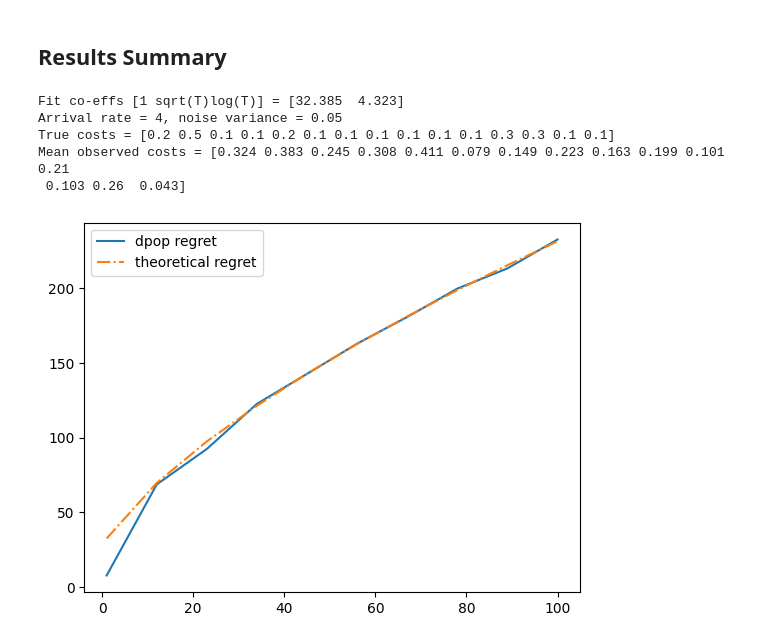
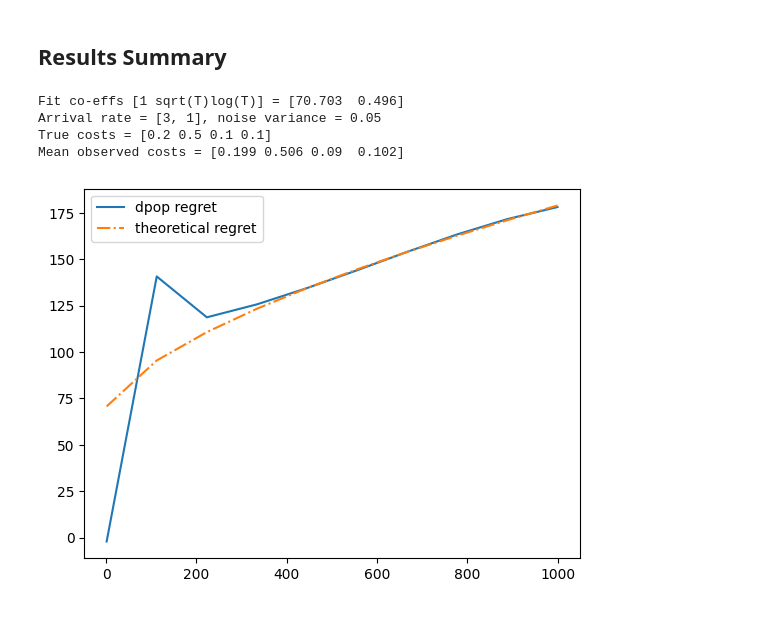
Before and after one commit to SathwikChadaga/Optimistic-DPP-Improved-Regret, a Jupyter notebook: dpop_regret.ipynb, the cells around one changed output. Drawn from its saved outputs; the diff is of its cells as text; code cells hidden in the pictures.

Commit message:
updated dpop_regret to multi user

```diff
--- a/dpop_regret.ipynb
+++ b/dpop_regret.ipynb
@@ -62,8 +71,12 @@ pltutils.visualize_network(edges_list, N_nodes)
 # %%
+stat_edge_rates = polc.get_static_policy(node_edge_adjacency, simulation_params)
+stat_cost_at_tt = np.sum(stat_edge_rates.reshape([N_commodities, N_edges])@true_edge_costs)
+stat_costs = T_horizon_list*stat_cost_at_tt
+
 # get solution to static optimization problem
-stat_edge_rates = polc.get_static_policy(node_edge_adjacency, source_node, destination_node, true_edge_costs, edge_capacities, arrival_rate)
-total_stat_cost_per_time = stat_edge_rates@true_edge_costs
-stat_costs = T_horizon_list*total_stat_cost_per_time
+# stat_edge_rates = polc.get_static_policy(node_edge_adjacency, simulation_params)
+# total_stat_cost_per_time = stat_edge_rates@true_edge_costs
+# stat_costs = T_horizon_list*total_stat_cost_per_time
 # %% [markdown]
 ## DPOP Policy
 # %%
@@ -72,8 +85,8 @@ tran_cost_till_T_dpop = np.zeros(T_horizon_list.shape)
 backlog_cost_at_T_dpop = np.zeros(T_horizon_list.shape)
 
 # iterate over given T values
-for jj in trange(T_horizon_list.shape[0]):
-    ii = T_horizon_list.shape[0] - jj - 1
+for ii in trange(T_horizon_list.shape[0]):
+    # ii = T_horizon_list.shape[0] - jj - 1
 
     # change policy parameters for this value of T
     simulation_params = expt.set_simulation_params(simulation_params, T_horizon_list[ii])
@@ -91,33 +104,32 @@ dpop_costs = tran_cost_till_T_dpop + backlog_cost_at_T_dpop
 # %%
 # save results
 save_directory = './results'
 save_result = {'T_horizon_list': T_horizon_list,
                 'dpop_costs': dpop_costs,
                 'stat_costs':stat_costs,
                 'edge_cost_means': queueing_network.edge_cost_means[0,:],
                 'true_edge_costs': true_edge_costs}
-save_file = 'regret-lambda-' + str(arrival_rate).replace('.','_') + '-var-' + str(noise_variance).replace('.','_') + '.pkl'
-if(save_directory is not None):
-    with open(save_directory + '/' + save_file, 'wb') as f: pkl.dump(save_result, f)
+# save_file = 'regret-lambda-' + str(arrival_rate).replace('.','_') + '-var-' + str(noise_variance).replace('.','_') + '.pkl'
+# if(save_directory is not None):
+#     with open(save_directory + '/' + save_file, 'wb') as f: pkl.dump(save_result, f)
 
 # get theoretical fit
 dpop_regret = dpop_costs - stat_costs
 theoretical_dpop_regret = pltutils.fit_regret_curve(T_horizon_list, dpop_regret)
 
 # print summary
-print('Arrival rate = ' + str(arrival_rate) + ', noise variance = ' + str(noise_variance))
+print('Arrival rate = ' + str(arrival_rate_list) + ', noise variance = ' + str(noise_variance))
 print('True costs = ' + str(true_edge_costs))
 print('Mean observed costs = ' + np.array2string(queueing_network.edge_cost_means[0,:], precision=3, suppress_small=True))
 
 # plot regret
 plt.plot(T_horizon_list, dpop_costs - stat_costs, label = 'dpop regret')
 plt.plot(T_horizon_list, theoretical_dpop_regret, '-.', label = 'theoretical regret')
 plt.legend()
 plt.show()
 # %% [output]
-Fit co-effs [1 sqrt(T)log(T)] = [32.385  4.323]
-Arrival rate = 4, noise variance = 0.05
-True costs = [0.2 0.5 0.1 0.1 0.2 0.1 0.1 0.1 0.1 0.1 0.1 0.3 0.3 0.1 0.1]
-Mean observed costs = [0.324 0.383 0.245 0.308 0.411 0.079 0.149 0.223 0.163 0.199 0.101 0.21
- 0.103 0.26  0.043]
+Fit co-effs [1 sqrt(T)log(T)] = [70.703  0.496]
+Arrival rate = [3, 1], noise variance = 0.05
+True costs = [0.2 0.5 0.1 0.1]
+Mean observed costs = [0.199 0.506 0.09  0.102]
-[figure, old version]
+[figure, new version]
```
Also changed, not shown: parts of 2 cells of this notebook, 2 other files.
